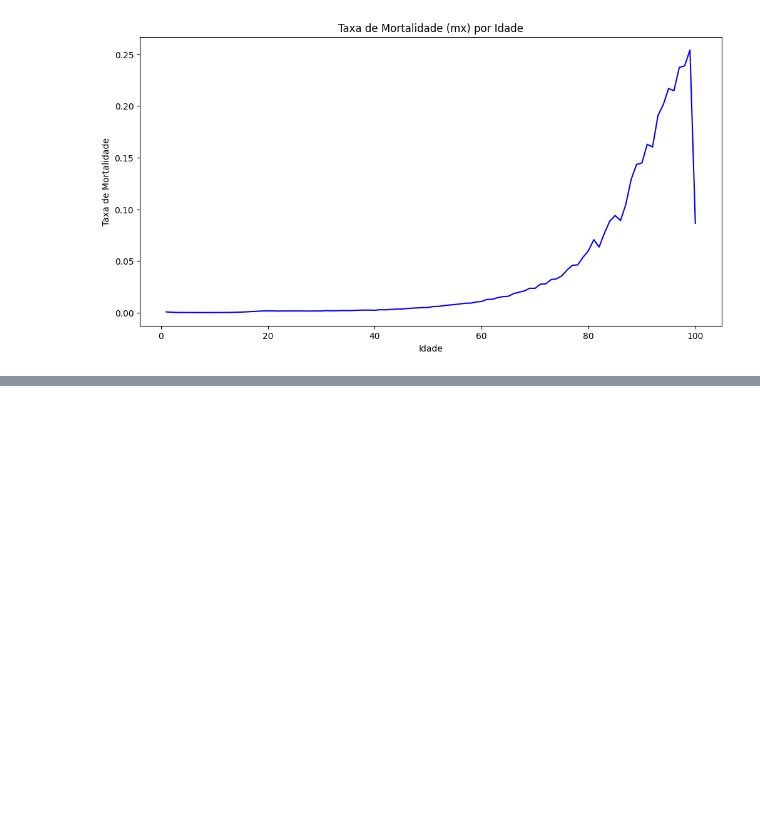
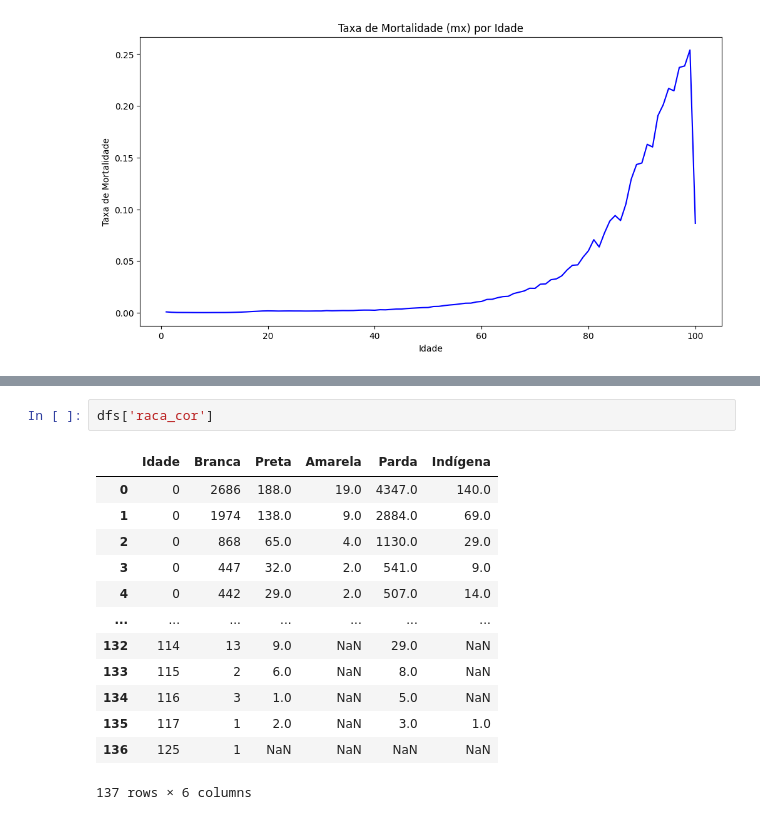
Before and after one commit to LabMA-UFRJ/dashboard_sim, a Jupyter notebook: main.ipynb, the cells around one changed output, grey strips where cells are left out. Cells and saved outputs as stored; diff of their text form; blank space fills up the shorter version.

```diff
--- a/main.ipynb
+++ b/main.ipynb
@@ -450,0 +469,16 @@ KeyError: 'Idade'
+# %%
+dfs['raca_cor']
+# %% [output]
+|  | Idade | Branca | Preta | Amarela | Parda | Indígena |
+| 0 | 0 | 2686 | 188.0 | 19.0 | 4347.0 | 140.0 |
+| 1 | 0 | 1974 | 138.0 | 9.0 | 2884.0 | 69.0 |
+| 2 | 0 | 868 | 65.0 | 4.0 | 1130.0 | 29.0 |
+| 3 | 0 | 447 | 32.0 | 2.0 | 541.0 | 9.0 |
+| 4 | 0 | 442 | 29.0 | 2.0 | 507.0 | 14.0 |
+| ... | ... | ... | ... | ... | ... | ... |
+| 132 | 114 | 13 | 9.0 | NaN | 29.0 | NaN |
+| 133 | 115 | 2 | 6.0 | NaN | 8.0 | NaN |
+| 134 | 116 | 3 | 1.0 | NaN | 5.0 | NaN |
+| 135 | 117 | 1 | 2.0 | NaN | 3.0 | 1.0 |
+| 136 | 125 | 1 | NaN | NaN | NaN | NaN |
+137 rows × 6 columns
```
Also changed, not shown: parts of 5 cells of this notebook.
